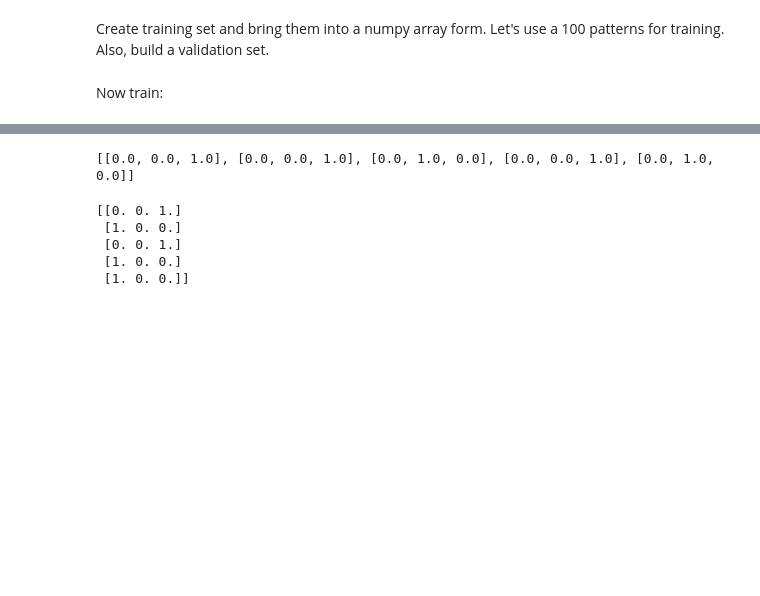
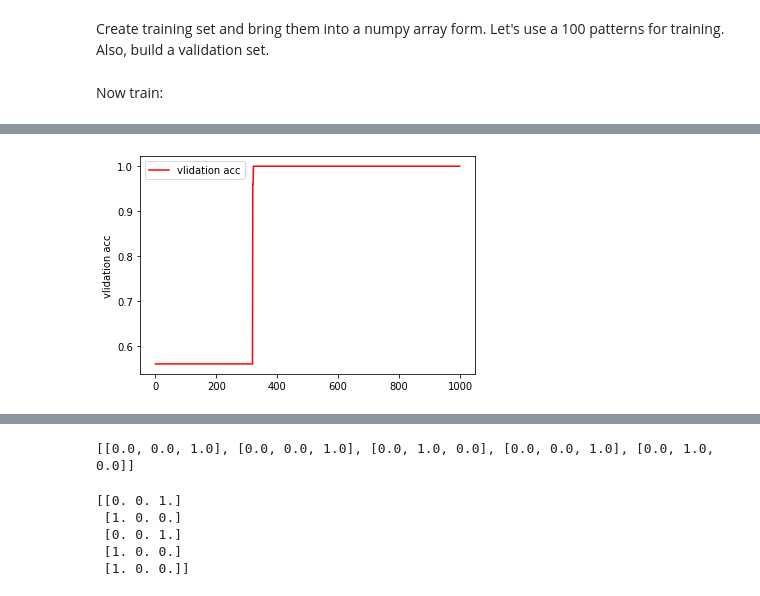
Before and after one commit to yeswhos/COMP5400M-Bio-inspired-Computing, a Jupyter notebook: CW2/Backpropagation on the Iris data set.ipynb, the cells around one changed output, grey strips where cells are left out. Cells and saved outputs as stored; diff of their text form; code cells hidden in the pictures; blank space fills up the shorter version.

```diff
--- a/CW2/Backpropagation on the Iris data set.ipynb
+++ b/CW2/Backpropagation on the Iris data set.ipynb
@@ -41,3 +41,24 @@ with open(filepath) as f:
 print( len(inputs), 'input patterns', len(outputs), 'output patterns')
 # %% [output]
 150 input patterns 150 output patterns
+# %%
+inputs  = []
+outputs = []
+
+d = {}
+d['Iris-setosa\n']  = [1., 0., 0.]
+d['Iris-versicolor\n'] = [0., 0., 1.]
+d['Iris-virginica\n']  = [0., 0., 1.]
+
+# with open('iris.data') as f:
+with open(filepath) as f:
+    lines=f.readlines()
+    for line in lines:
+        items=line.split(',')
+        if len(items) == 5:
+            inp =  [float(x) for x in items[0:4] ]
+            inputs.append(inp)
+            out = d[items[4]]
+            outputs.append(out)
+
+print( len(inputs), 'input patterns', len(outputs), 'output patterns')
@@ -184,8 +207,13 @@ nr_out    = 3
 model.add(layers.Dense(nr_in,activation='relu'))
 model.add(layers.Dense(nr_hidden, activation = 'sigmoid'))
 model.add(layers.Dense(nr_out,activation='sigmoid'))
-model.compile(optimizer=tf.train.GradientDescentOptimizer(0.01),loss='mse',metrics=['accuracy'])
+model.compile(optimizer=tf.train.GradientDescentOptimizer(0.09),loss='mse',metrics=['accuracy'])
 # %% [markdown]
 Create training set and bring them into a numpy array form. Let's use a 100 patterns for training. Also, build a validation set.
 # %% [markdown]
 Now train:
+# %%
+earlystop=tf.keras.callbacks.EarlyStopping(monitor='val_acc',min_delta=-0.01,patience=800,verbose=True,restore_best_weights=True)
+callbacks=[earlystop]
+history_model = model.fit(train_inputs,train_outputs,epochs=1000,batch_size=30,validation_data=(val_inputs,val_outputs),callbacks=callbacks)
+#model.fit(train_inputs,train_outputs,epochs=500,batch_size=30, validation_data=(val_inputs, val_outputs))
@@ -192 +238,19 @@ Now train:
+# %%
+vla_accu=[]
+vla_accu=history_model.history['val_acc']
+vla_loss=[]
+val_loss=history_model.history['val_loss']
+
+Epochs=[]
+i=0
+for i in range(0,len(vla_accu)):
+  Epochs.append(i)
+  i += 1
+# Sepal length with Petal length
+plt.plot(Epochs,vla_accu,c='r',label="vlidation acc")
+plt.ylabel('vlidation acc')
+plt.legend()
+plt.show()
+# %% [output]
+[figure, added]
 # %%
```
Also changed, not shown: parts of 6 cells of this notebook.
